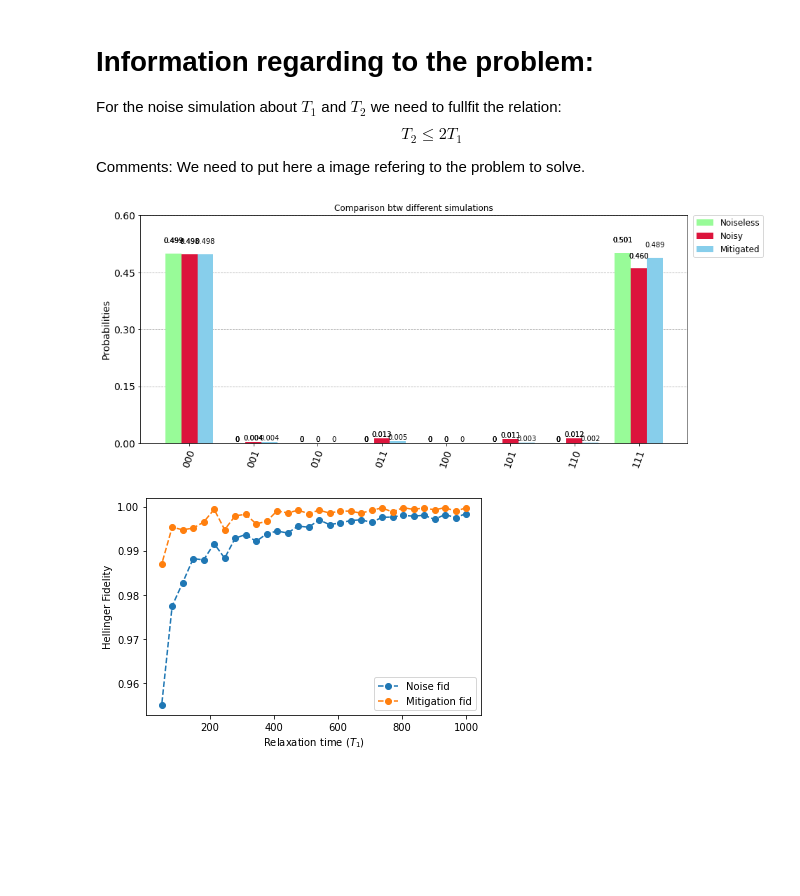
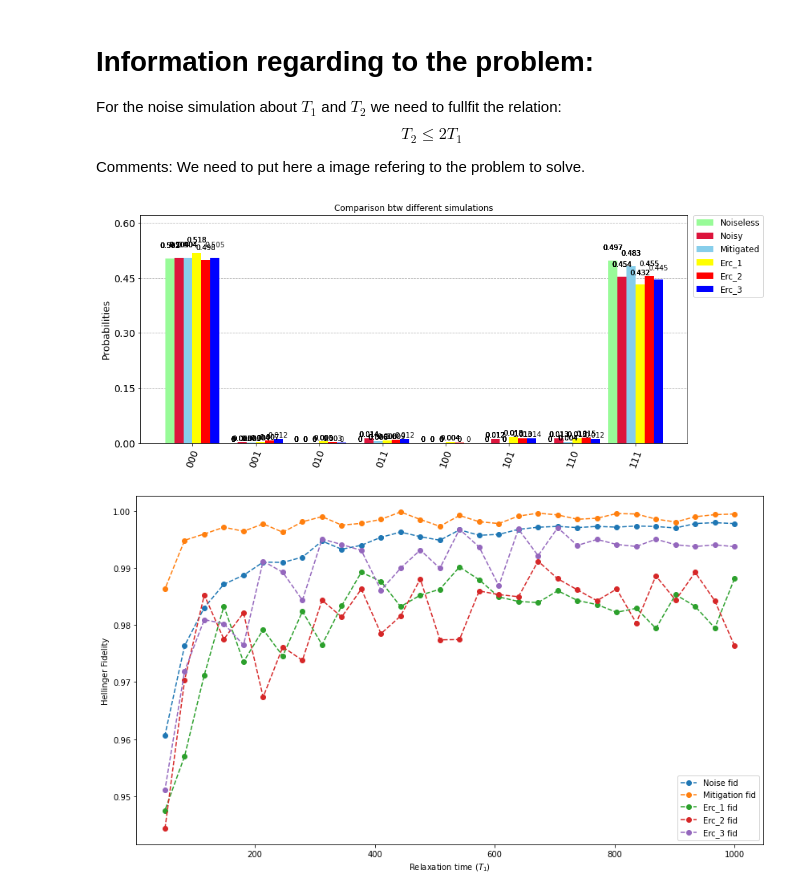
Before and after one commit to KevinJoven11/Qiskit_Fall_Fest_2022, a Jupyter notebook: Qiskit_Fall_Fest.ipynb, the cells around one changed output. Saved outputs shown, nothing was run; the diff lists cells and outputs as text; code cells hidden in the pictures; blank space fills up the shorter version.

```diff
--- a/Qiskit_Fall_Fest.ipynb
+++ b/Qiskit_Fall_Fest.ipynb
@@ -111,8 +231,9 @@ counts_noiseless, counts_noise, counts_mitigated = Qiskit_Fall_Fest(50,70,10000)
 # %%
-plot_histogram([counts_noiseless, counts_noise, counts_mitigated], legend=['Noiseless','Noisy', 'Mitigated'],
-    figsize=[14,6], title="Comparison btw different simulations", color=['palegreen','crimson','skyblue'])
+plot_histogram([counts_noiseless, counts_noise, counts_mitigated, counts_erc_1, counts_erc_2, counts_erc_3],
+    legend=['Noiseless','Noisy', 'Mitigated', 'Erc_1','Erc_2', 'Erc_3'],
+    figsize=[14,6], title="Comparison btw different simulations", color=['palegreen','crimson','skyblue','yellow','red','blue'])
 # %% [output]
-[figure, old version]
+[figure, new version]
 # %%
 # Calculate the fidelity in terms of the noise parameters.
 
@@ -122,17 +243,30 @@ Shots = 10000
 
 fid_noiseless_noise = []
 fid_noiseless_mitigate = []
+fid_noiseless_erc_1 = []
+fid_noiseless_erc_2 = []
+fid_noiseless_erc_3 = []
 
 for i in samples:
-    noiseless, noise, mitigated = Qiskit_Fall_Fest(i,50, Shots)
+    noiseless, noise, mitigated, erc_1, erc_2, erc_3 = Qiskit_Fall_Fest(i,50, Shots)
     fid_noiseless_noise.append(hellinger_fidelity(noiseless, noise))
     fid_noiseless_mitigate.append(hellinger_fidelity(noiseless, mitigated))
+    fid_noiseless_erc_1.append(hellinger_fidelity(noiseless, erc_1))
+    fid_noiseless_erc_2.append(hellinger_fidelity(noiseless, erc_2))
+    fid_noiseless_erc_3.append(hellinger_fidelity(noiseless, erc_3))
 # %%
+plt.rcParams["figure.figsize"] = [14, 8]
+plt.rcParams['legend.fontsize'] = 10
+plt.rcParams.update({'font.size': 10})
+
 plt.plot(samples, fid_noiseless_noise,'o--', label="Noise fid")
 plt.plot(samples,fid_noiseless_mitigate, 'o--', label='Mitigation fid')
+plt.plot(samples,fid_noiseless_erc_1, 'o--', label='Erc_1 fid')
+plt.plot(samples,fid_noiseless_erc_2, 'o--', label='Erc_2 fid')
+plt.plot(samples,fid_noiseless_erc_3, 'o--', label='Erc_3 fid')
 plt.ylabel("Hellinger Fidelity")
 plt.xlabel("Relaxation time ($T_1$)")
 plt.legend()
 plt.show()
 # %% [output]
-[figure, old version]
+[figure, new version]
```
Also changed, not shown: parts of 2 cells of this notebook.
